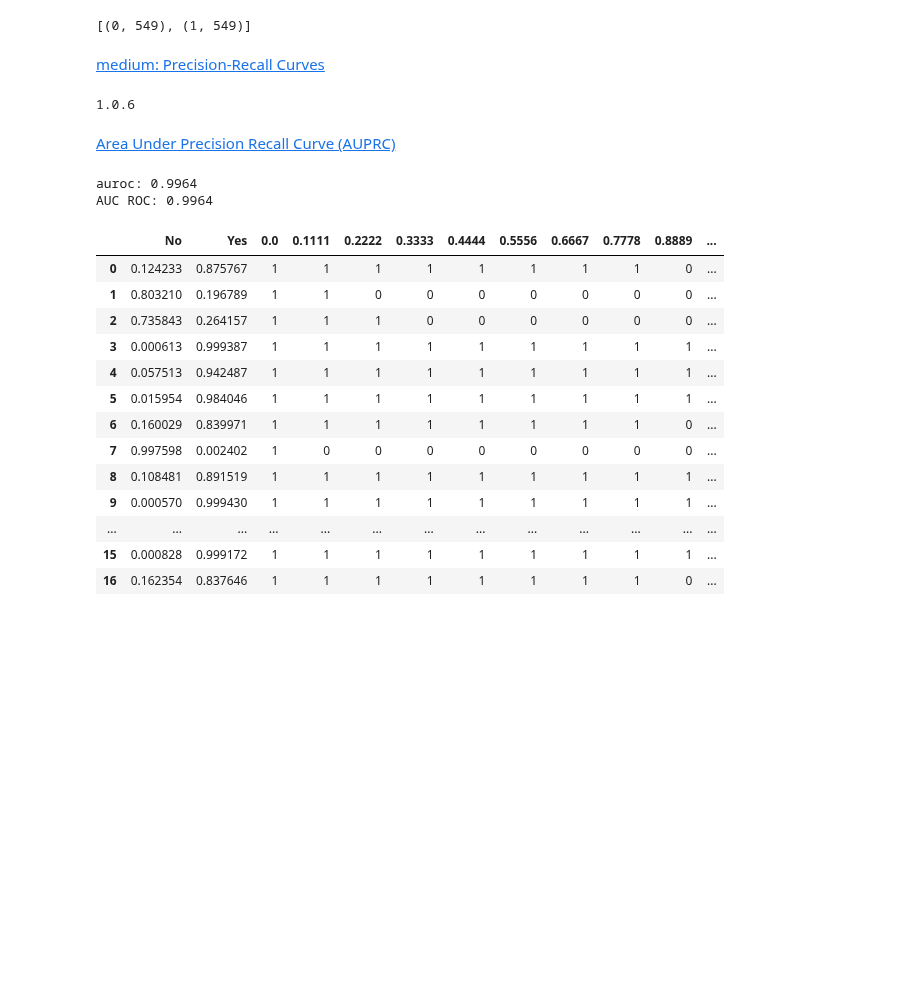
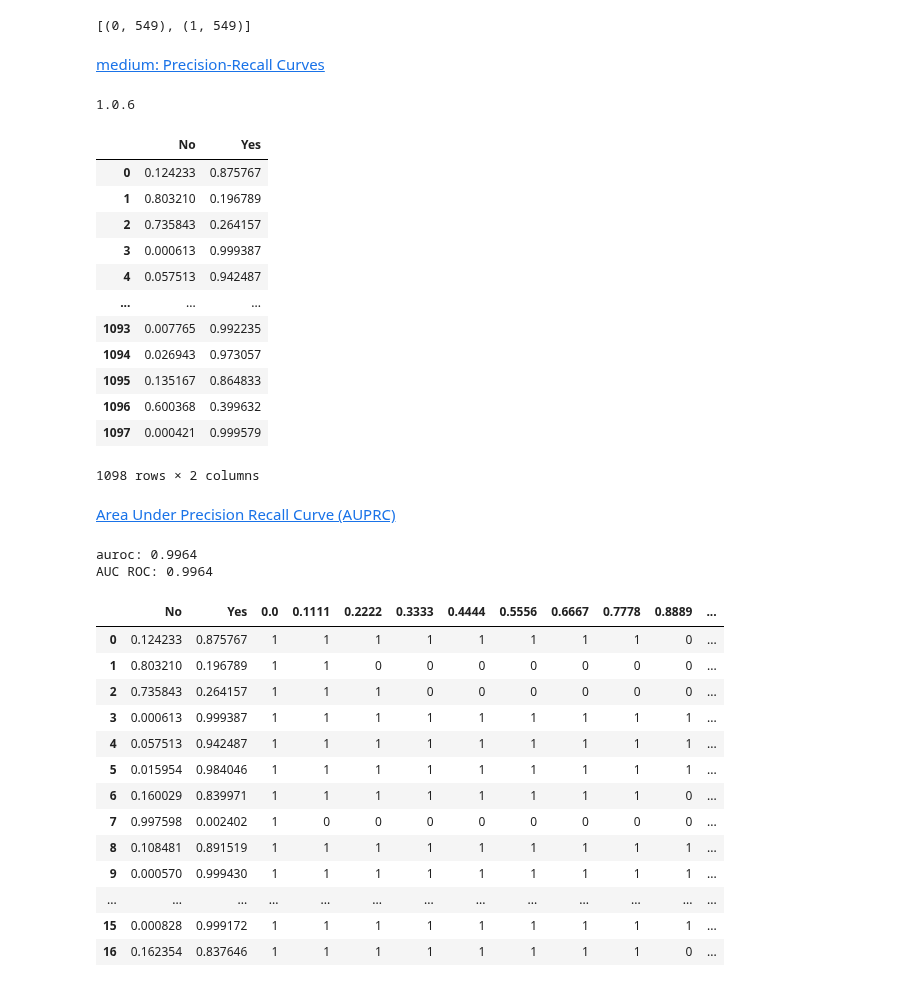
Before and after one commit to omdgit/Hands-On-Gradient-Boosting-with-XGBoost-and-Scikit-learn, a Jupyter notebook: Chapter10/Titanic.ipynb, the cells around one changed output. Saved outputs shown, nothing was run; the diff lists cells and outputs as text; code cells hidden in the pictures; blank space fills up the shorter version.

```diff
--- a/Chapter10/Titanic.ipynb
+++ b/Chapter10/Titanic.ipynb
@@ -310,5 +310,29 @@ import catboost
 print(catboost.__version__)
 # %% [output]
 1.0.6
+# %%
+from sklearn.metrics import precision_recall_curve, average_precision_score, roc_auc_score, roc_curve, auc
+from sklearn.metrics import PrecisionRecallDisplay
+from xgboost import XGBClassifier
+
+xgb = XGBClassifier(verbosity=0, random_state=42)
+xgb.fit(X_resampled, y_resampled)
+probs = xgb.predict_proba(X_resampled)
+df_probs = pd.DataFrame(probs, columns=['No', 'Yes'])
+df_probs
+# %% [output]
+|  | No | Yes |
+| 0 | 0.124233 | 0.875767 |
+| 1 | 0.803210 | 0.196789 |
+| 2 | 0.735843 | 0.264157 |
+| 3 | 0.000613 | 0.999387 |
+| 4 | 0.057513 | 0.942487 |
+| ... | ... | ... |
+| 1093 | 0.007765 | 0.992235 |
+| 1094 | 0.026943 | 0.973057 |
+| 1095 | 0.135167 | 0.864833 |
+| 1096 | 0.600368 | 0.399632 |
+| 1097 | 0.000421 | 0.999579 |
+1098 rows × 2 columns
 # %% [markdown]
 [Area Under Precision Recall Curve (AUPRC)](https://glassboxmedicine.com/2019/03/02/measuring-performance-auprc/)
```
Also changed, not shown: parts of 4 cells of this notebook.
